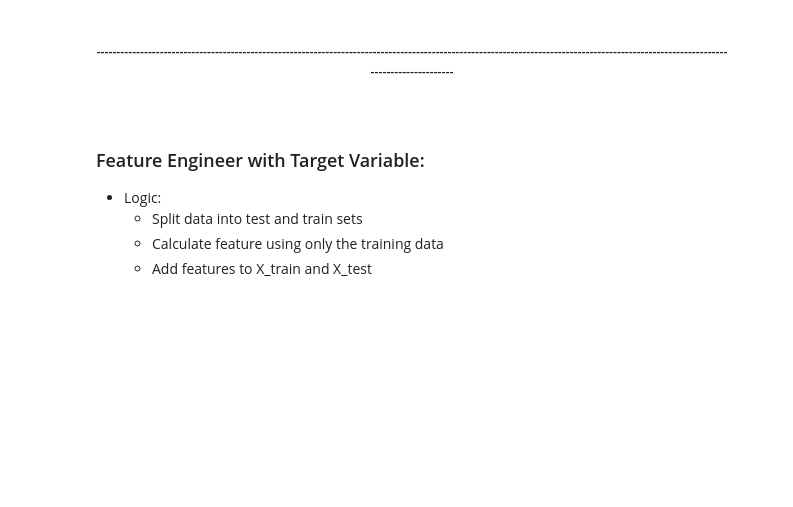
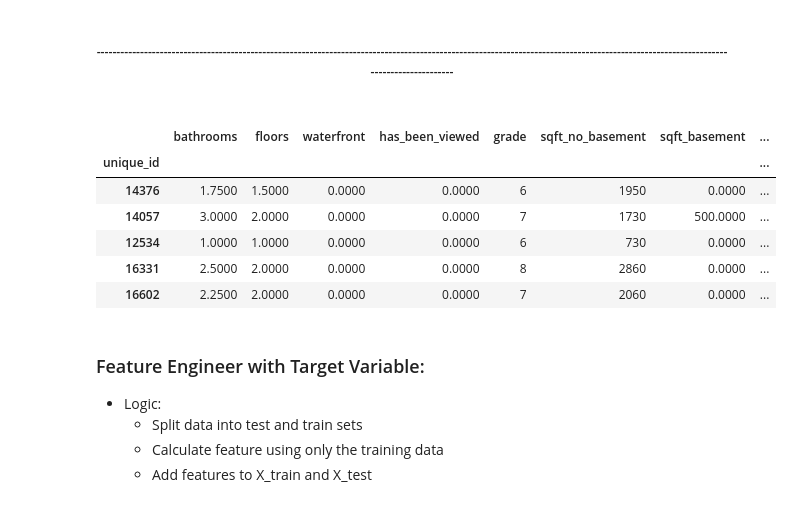
Before and after one commit to johnodonnell123/Personal_Projects, a Jupyter notebook: Housing_Price_Prediction/housing_price_pred.ipynb, the cells around one changed output. Saved outputs shown, nothing was run; the diff lists cells and outputs as text; code cells hidden in the pictures; blank space fills up the shorter version.

```diff
--- a/Housing_Price_Prediction/housing_price_pred.ipynb
+++ b/Housing_Price_Prediction/housing_price_pred.ipynb
@@ -769,6 +731,23 @@ df_clean.sample(5)
 #####
 ##### <center>-------------------------------------------------------------------------------------------------------------------------------------------------------------------------------------</center>
 #####
+# %%
+df_clean_transformed = df_clean.copy()
+
+for col in ['sale_price','bedrooms','sqft_living','sqft_lot','condition','sqft_living_15_nn','sqft_lot_15_nn']:
+        df_clean_transformed[f'{col}_log'] = np.log10(df_clean_transformed[col])
+
+df_clean_transformed = df_clean_transformed.drop(columns=[i for i in df_clean_transformed.columns if str(i) + '_log' in df_clean_transformed.columns])
+
+df_clean_transformed.sample(5)
+# %% [output]
+|  | bathrooms | floors | waterfront | has_been_viewed | grade | sqft_no_basement | sqft_basement | ... |
+| unique_id |  |  |  |  |  |  |  | ... |
+| 14376 | 1.7500 | 1.5000 | 0.0000 | 0.0000 | 6 | 1950 | 0.0000 | ... |
+| 14057 | 3.0000 | 2.0000 | 0.0000 | 0.0000 | 7 | 1730 | 500.0000 | ... |
+| 12534 | 1.0000 | 1.0000 | 0.0000 | 0.0000 | 6 | 730 | 0.0000 | ... |
+| 16331 | 2.5000 | 2.0000 | 0.0000 | 0.0000 | 8 | 2860 | 0.0000 | ... |
+| 16602 | 2.2500 | 2.0000 | 0.0000 | 0.0000 | 7 | 2060 | 0.0000 | ... |
 # %% [markdown]
 ### Feature Engineer with Target Variable:
 - Logic:
```
Also changed, not shown: parts of 56 cells of this notebook, 1 other file.
